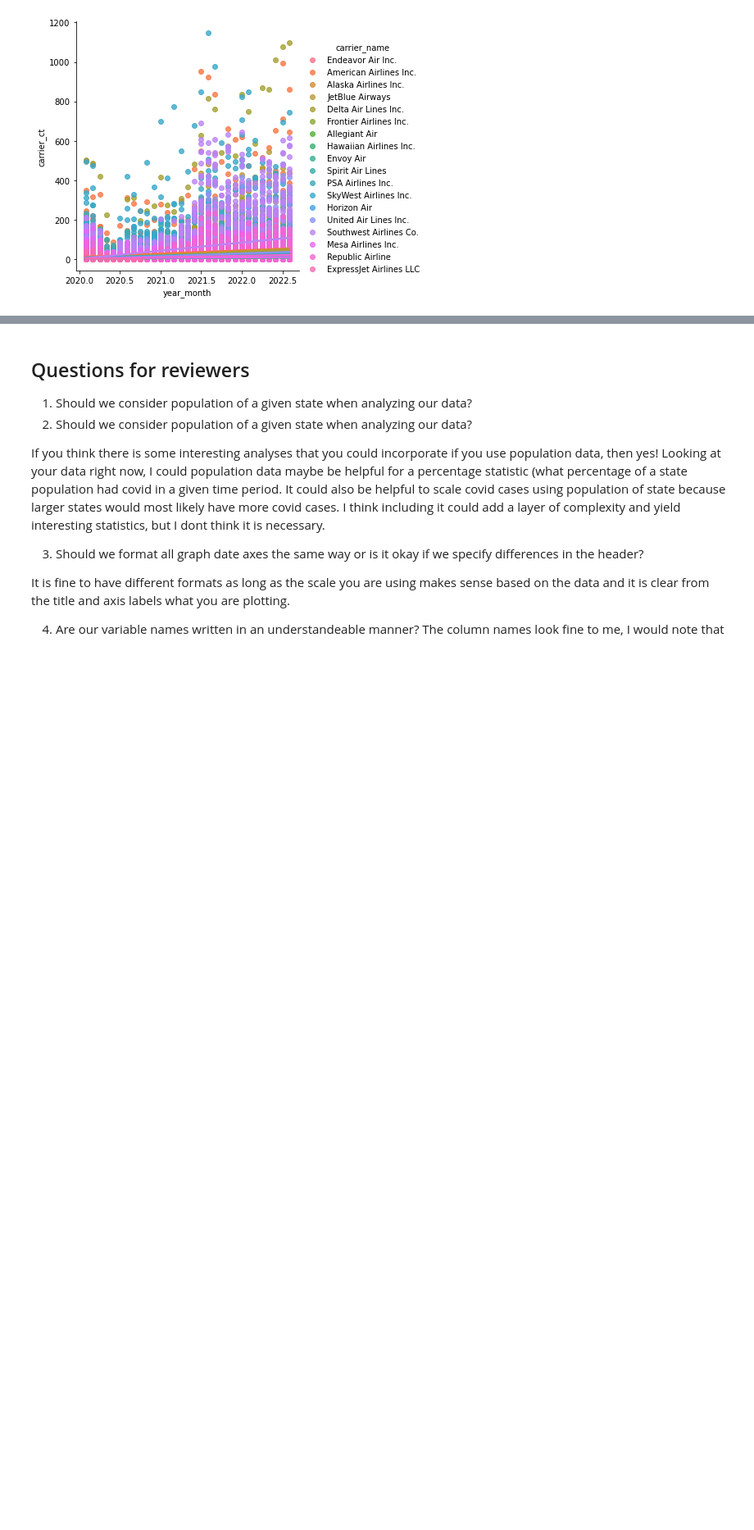
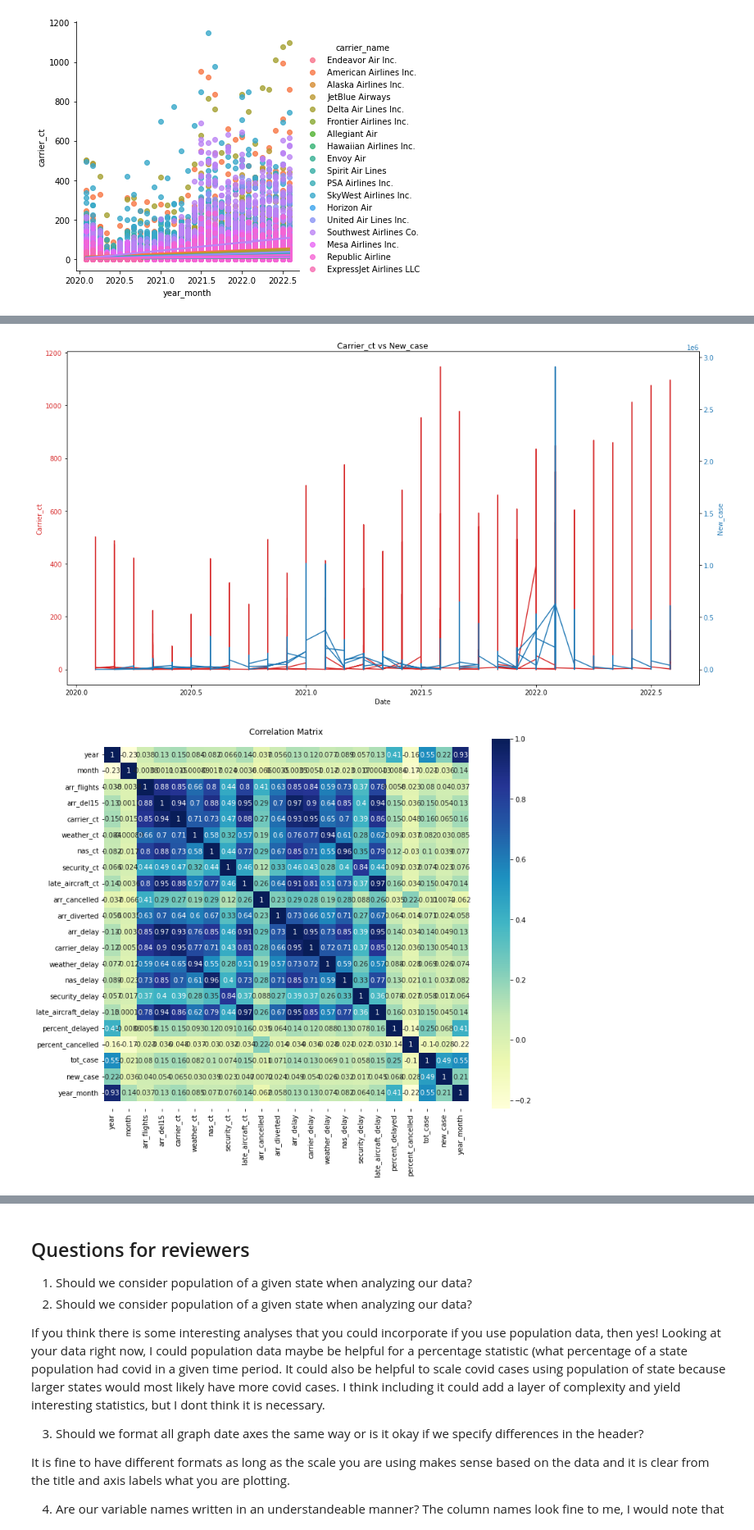
Before and after one commit to maddiklancher/2950Project, a Jupyter notebook: project2950-phase4.ipynb, the cells around one changed output, grey strips where cells are left out. Shown at 82% size. Drawn from its saved outputs; the diff is of its cells as text; code cells hidden in the pictures; blank space fills up the shorter version.

```diff
--- a/project2950-phase4.ipynb
+++ b/project2950-phase4.ipynb
@@ -571,0 +623,34 @@ seaborn.lmplot(x='year_month', y='carrier_ct', data=df_covid_flight, hue = 'carr
+# %%
+fig, ax1 = plt.subplots(figsize=(15,8))
+
+color = 'tab:red'
+ax1.set_xlabel('Date')
+ax1.set_ylabel('Carrier_ct', color=color)
+ax1.plot(df_covid_flight.year_month, df_covid_flight.carrier_ct, color=color)
+ax1.tick_params(axis='y', labelcolor=color)
+
+ax2 = ax1.twinx()  # instantiate a second axes that shares the same x-axis
+
+color = 'tab:blue'
+ax2.set_ylabel('New_case', color=color)  # we already handled the x-label with ax1
+ax2.plot(df_covid_flight.year_month, df_covid_flight.new_case, color=color)
+ax2.tick_params(axis='y', labelcolor=color)
+
+fig.tight_layout()  # otherwise the right y-label is slightly clipped
+plt.title('Carrier_ct vs New_case')
+plt.show()
+
+
+fig, ax = plt.subplots(figsize=(12,10))
+corr = df_covid_flight.corr()
+seaborn.heatmap(corr,
+            xticklabels=corr.columns.values,
+            yticklabels=corr.columns.values,
+           cmap="YlGnBu", annot=True, ax=ax)
+bottom, top = ax.get_ylim()
+ax.set_ylim(bottom + 0.5, top - 0.5)
+plt.title('Correlation Matrix')
+plt.show()
+# %% [output]
+[figure, added]
+[figure, added]
```
Also changed, not shown: parts of 7 cells of this notebook.
